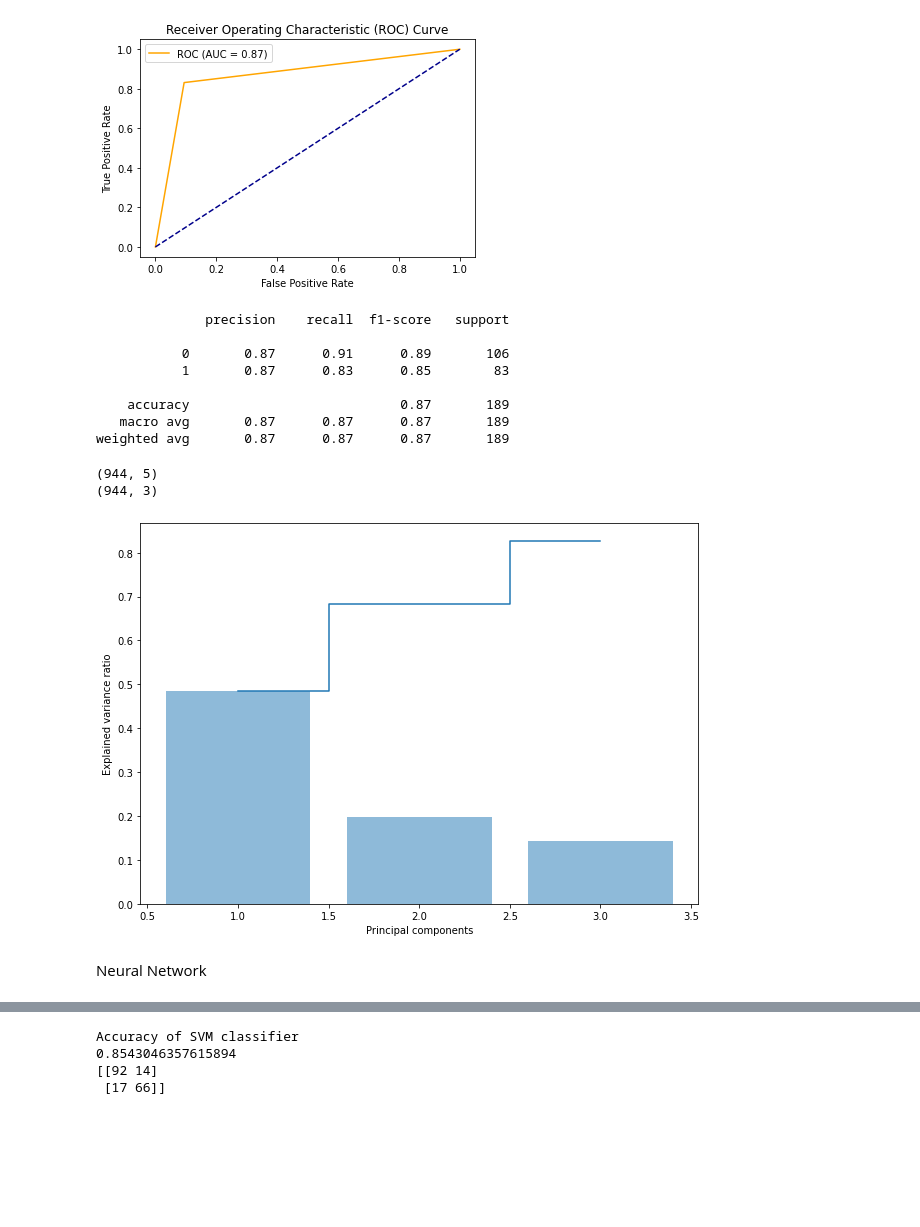
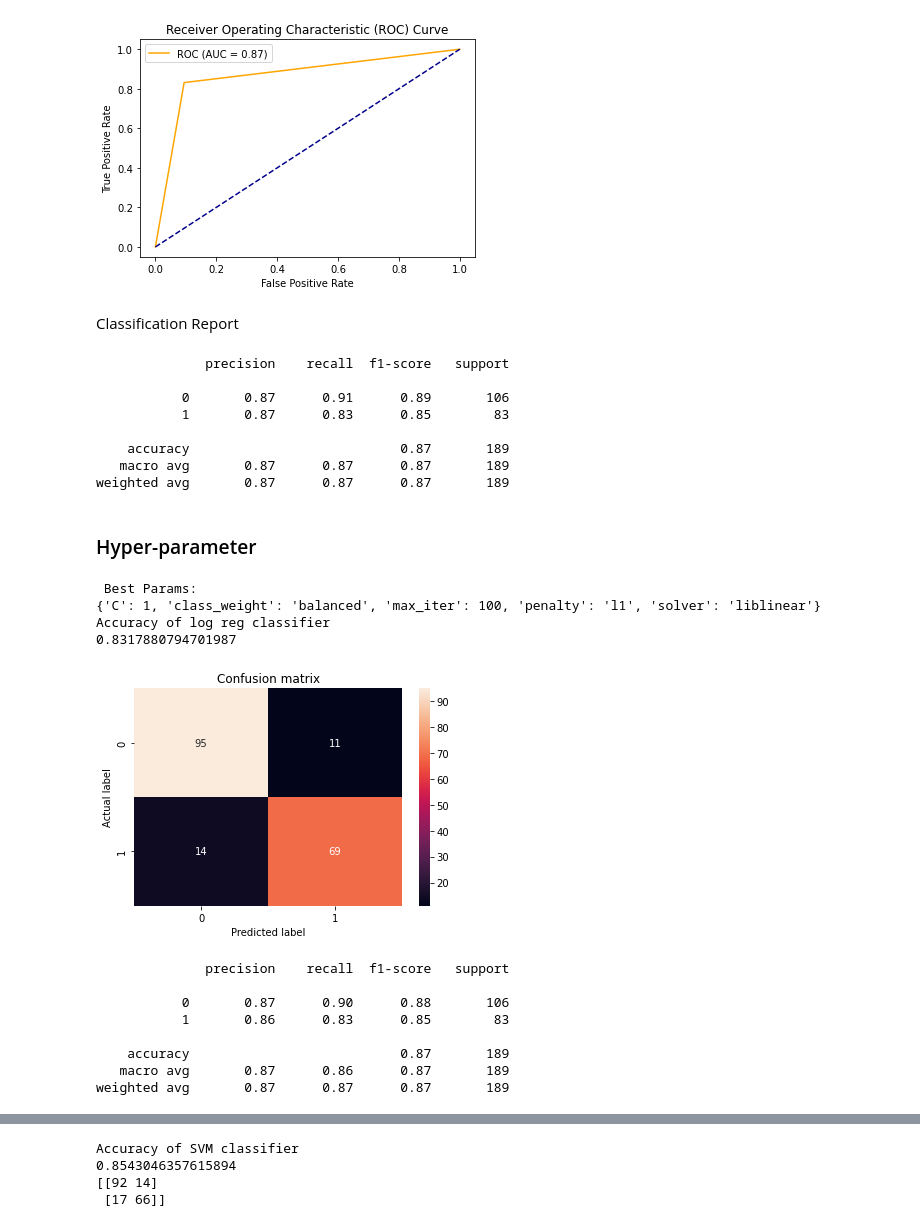
Before and after one commit to TheScorpoi/faa-mammographic, a Jupyter notebook: src/main.ipynb, the cells around one changed output, grey strips where cells are left out. Cells and saved outputs as stored; diff of their text form; code cells hidden in the pictures; blank space fills up the shorter version.

Commit message:
kfold, hyper-parameter in logistic regression

```diff
--- a/src/main.ipynb
+++ b/src/main.ipynb
@@ -205,6 +220,8 @@ plt.legend()
 plt.show()
 # %% [output]
 [figure]
+# %% [markdown]
+Classification Report
 # %%
 print(classification_report(y_test, y_pred))
 # %% [output]
@@ -216,23 +233,45 @@ print(classification_report(y_test, y_pred))
     accuracy                           0.87       189
    macro avg       0.87      0.87      0.87       189
 weighted avg       0.87      0.87      0.87       189
-# %%
-from sklearn.decomposition import PCA
-
-pca = PCA(n_components=3)
-pca_features = pca.fit_transform(features_values)
-print(features_values.shape)
-print(pca_features.shape)
-
-plt.figure(figsize=(10, 7))
-plt.bar([1,2,3], pca.explained_variance_ratio_, alpha=0.5, align='center')
-plt.step([1,2,3], np.cumsum(pca.explained_variance_ratio_), where='mid')
-plt.ylabel('Explained variance ratio')
-plt.xlabel('Principal components')
-plt.show()
-# %% [output]
-(944, 5)
-(944, 3)
-[figure, removed]
-# %% [markdown]
-Neural Network
+# %% [markdown]
+### Hyper-parameter
+# %%
+hypertuned_model = LogisticRegression()
+logreg_params = [{'solver': ['liblinear'], 'max_iter': [100, 400, 800],
+                         'C': [0.1, 1, 10, 100, 1000], 'class_weight': ['balanced'],
+                         'penalty': ['l1', 'l2']}]
+
+model = GridSearchCV(hypertuned_model, logreg_params, scoring="accuracy")
+model.fit(X_train, np.ravel(y_train))
+print(" Best Params: ")
+print(model.best_params_)
+best_logreg_params = model.best_params_
+hypertuned_model.set_params(**best_logreg_params)
+
+hypertuned_model.fit(X_train,np.ravel(y_train))
+print('Accuracy of log reg classifier')
+print(hypertuned_model.score(X_train, y_train))
+
+y_pred = hypertuned_model.predict(X_test)
+conf_matrix = confusion_matrix(y_test, y_pred)
+sns.heatmap(conf_matrix, annot=True, fmt='d')
+plt.title('Confusion matrix')
+plt.ylabel('Actual label')
+plt.xlabel('Predicted label')
+plt.show()
+
+print(classification_report(y_test, y_pred))
+# %% [output]
+ Best Params:
+{'C': 1, 'class_weight': 'balanced', 'max_iter': 100, 'penalty': 'l1', 'solver': 'liblinear'}
+Accuracy of log reg classifier
+0.8317880794701987
+[figure, added]
+              precision    recall  f1-score   support
+
+           0       0.87      0.90      0.88       106
+           1       0.86      0.83      0.85        83
+
+    accuracy                           0.87       189
+   macro avg       0.87      0.86      0.87       189
+weighted avg       0.87      0.87      0.87       189
```
Also changed, not shown: parts of 19 cells of this notebook.
